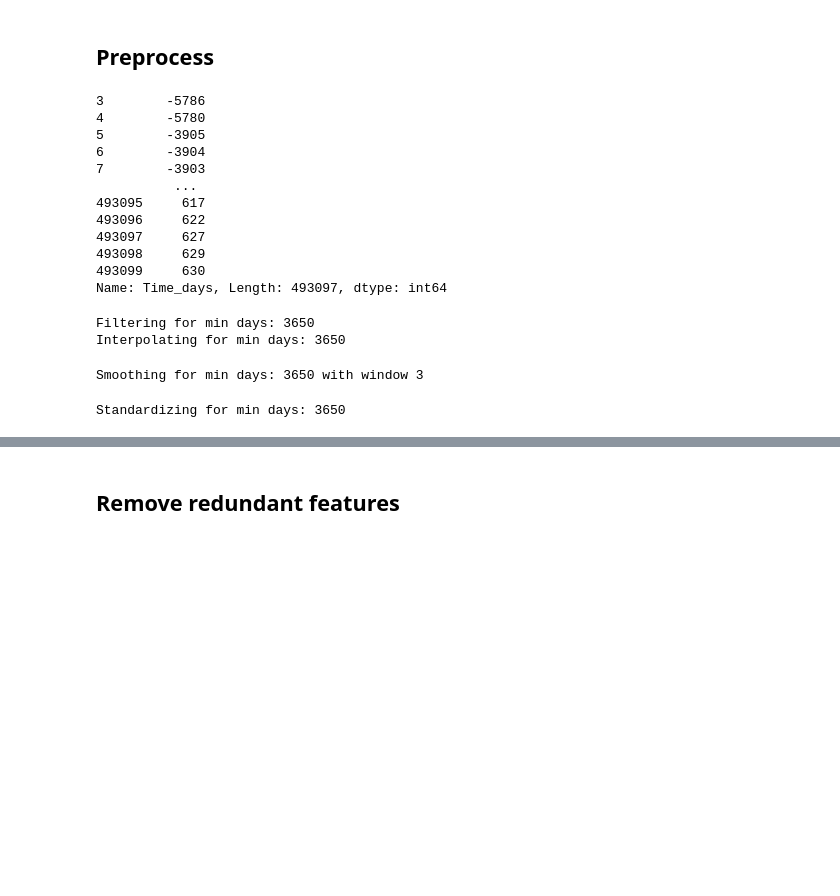
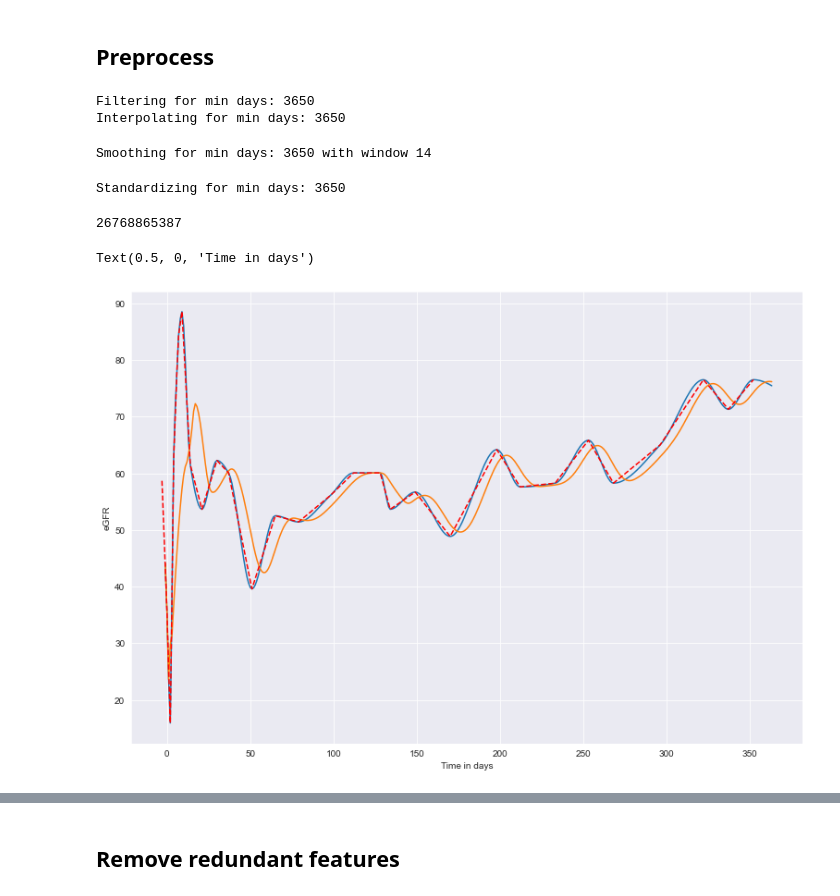
Before and after one commit to bramiozo/TimEx, a Jupyter notebook: sandbox/AKI_crossectional.ipynb, the cells around one changed output, grey strips where cells are left out. Cells and saved outputs as stored; diff of their text form; code cells hidden in the pictures; blank space fills up the shorter version.

```diff
--- a/sandbox/AKI_crossectional.ipynb
+++ b/sandbox/AKI_crossectional.ipynb
@@ -97,32 +95,17 @@ ts_data = ts_data.groupby(['ID', 'Time_days']).eGFRcr_CKDEpi2009.mean().reset_in
 # TODONE: add option to get_filtered_df to select based on closedness to first AKI
 
 # TODO: concatenate both True/False for standardisation
-# %%
-ts_data.iloc[3:-3, 1]
-# %% [output]
-3        -5786
-4        -5780
-5        -3905
-6        -3904
-7        -3903
-          ...
-493095     617
-493096     622
-493097     627
-493098     629
-493099     630
-Name: Time_days, Length: 493097, dtype: int64
 # %%
 RangeList = [3650] #+ list(np.arange(1*365,10*365, 365))
-WINDOW_SIZE = 3 # for smoothing
+WINDOW_SIZE = 14 # for smoothing
 MIN_MEASUREMENTS_PER_YEAR = 3
-SMOOTHING_TYPE = 'gaussian_kernel' #'gaussian_kernel' # rolling_mean or gaussian_kernel
+SMOOTHING_TYPE = 'rolling_mean' #'gaussian_kernel' # rolling_mean or gaussian_kernel
 #STANDARDIZE_TS = True
 STANDARDIZE_TYPE = 'minmax'
-TIME_RESOLUTION = 14 # days, for interpolation.
+TIME_RESOLUTION = 1 # days, for interpolation.
 CLUSTER_NUM_LIST = [4,10,16]
-NUM_BEFORE_FIRST_AKI = 1
-NUM_SKIP = 3
+NUM_BEFORE_FIRST_AKI = 1 # NBFA
+NUM_SKIP = 3 # NS
 # %%
 ts_data['time_rank'] = ts_data.sort_values(by=['ID', 'Time_days'])\
                               .groupby('ID').Time_days.rank()
@@ -148,10 +131,12 @@ for MinDays in RangeList:
                                             min_days=MinDays,
                                             min_measurements=MIN_MEASUREMENTS)
 
+    remaining_ids = ts_temp.ID.unique()
     print(f'Interpolating for min days: {MinDays}')
     RangeDFDict['raw'][MinDays] = preprocessing.get_interpolated(ts_temp, id_col='ID',
                                                           time_col='Time_days',
                                                           max_days=MinDays,
+                                                          days_before=NUM_BEFORE_FIRST_AKI,
                                                           val_col='eGFRcr_CKDEpi2009',
                                                           time_res=TIME_RESOLUTION,
                                                           df_out=True)
@@ -193,5 +178,31 @@ for MinDays in RangeList:
 # %% [output]
 Filtering for min days: 3650
 Interpolating for min days: 3650
-Smoothing for min days: 3650 with window 3
+Smoothing for min days: 3650 with window 14
 Standardizing for min days: 3650
+# %%
+# Write prepped TS to disk
+Range = 365
+IDSEL = 413 # 31974771
+_ID = remaining_ids[IDSEL]
+print(_ID)
+
+x_or = ts_data.query(f'ID=={_ID} & Time_days<={Range}')['Time_days']
+y_or = ts_data.query(f'ID=={_ID} & Time_days<={Range}')['eGFRcr_CKDEpi2009']
+
+x = RangeDFDict['raw'][3650].query(f'ID=={_ID}')['Time_days']
+y = RangeDFDict['raw'][3650].query(f'ID=={_ID}')['eGFRcr_CKDEpi2009']
+
+xs = RangeDFDict_smoothed['raw'][3650].query(f'ID=={_ID}')['Time_days']
+ys = RangeDFDict_smoothed['raw'][3650].query(f'ID=={_ID}')['eGFRcr_CKDEpi2009']
+
+plt.figure(figsize=(13,9))
+plt.plot(x[:Range], y[:Range])
+plt.plot(xs[:Range], ys[:Range])
+plt.plot(x_or[:Range], y_or[:Range], color='red', linestyle='--')
+plt.ylabel("eGFR")
+plt.xlabel("Time in days")
+# %% [output]
+26768865387
+Text(0.5, 0, 'Time in days')
+[figure, added]
```
Also changed, not shown: parts of 3 cells of this notebook, 3 other files.
